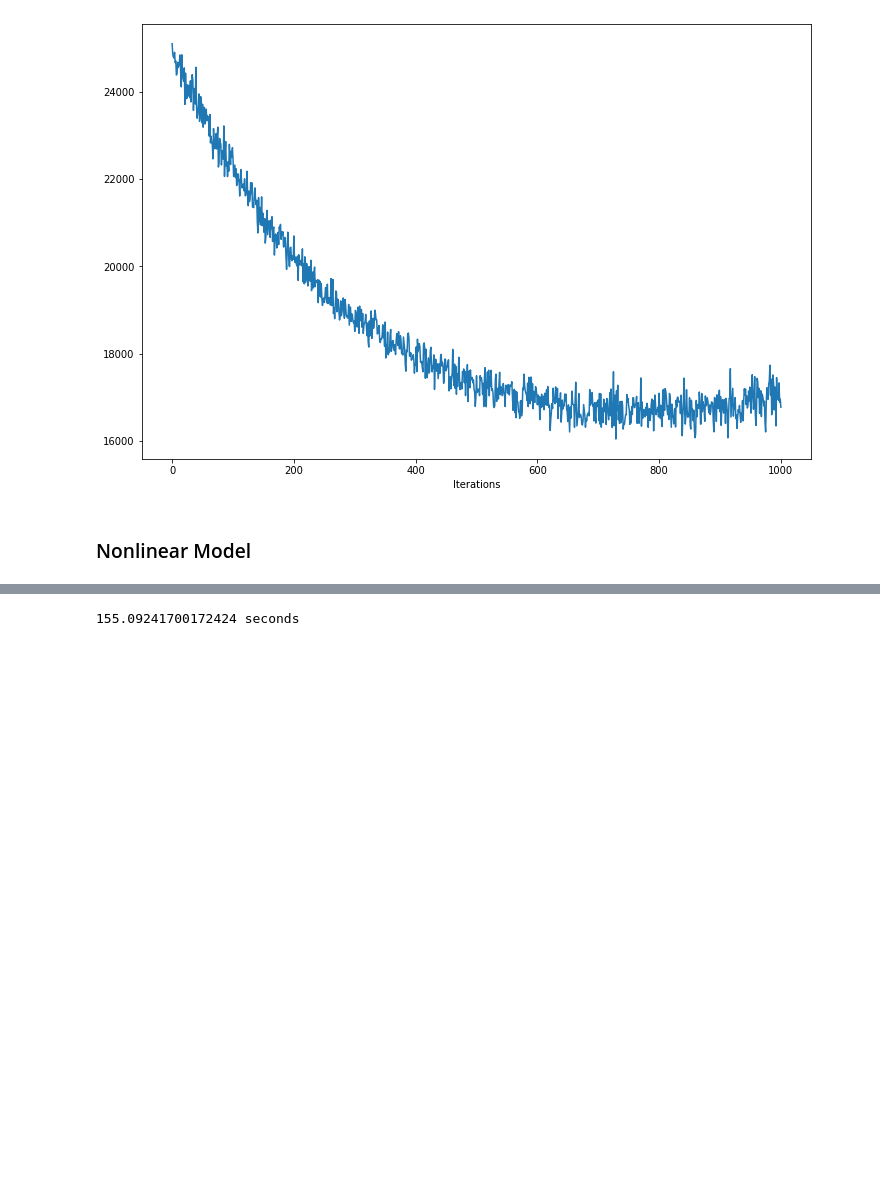
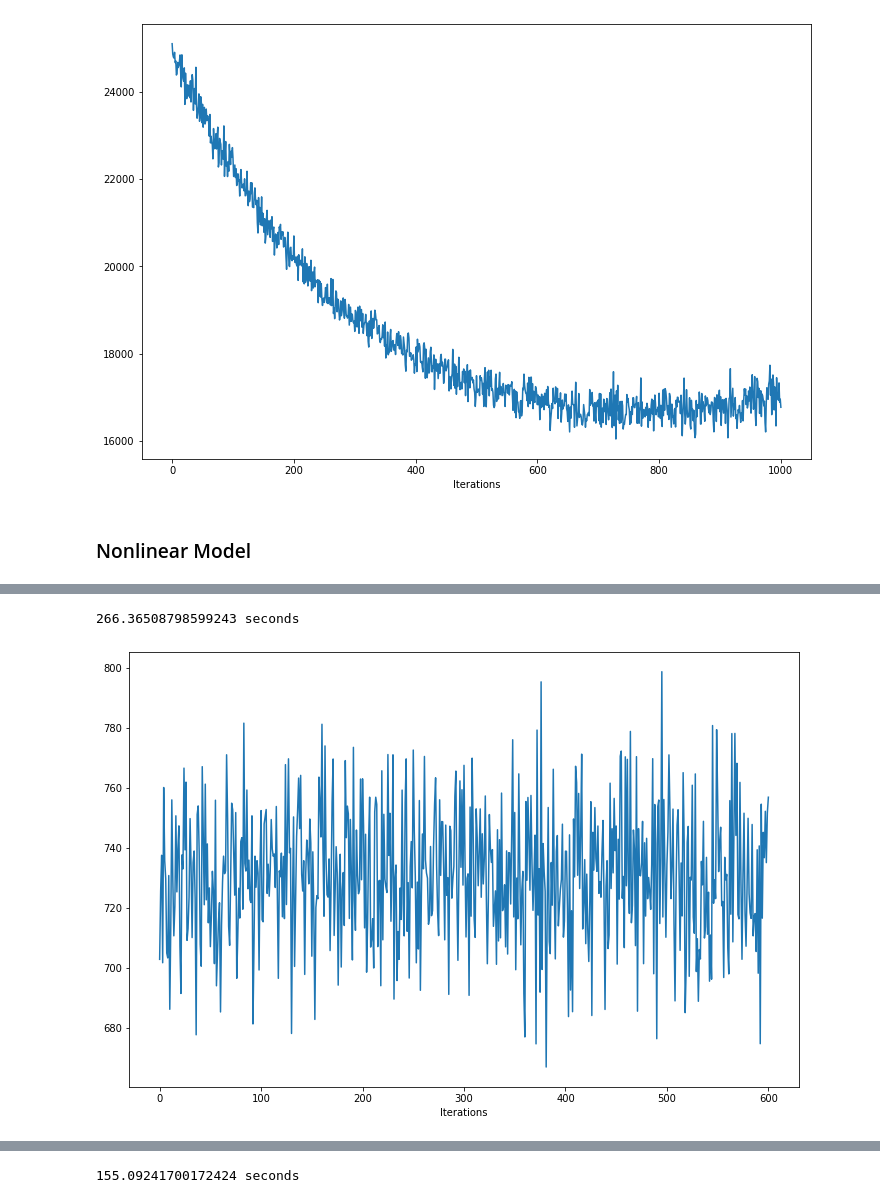
Before and after one commit to taylorhawks/globo-nonlinear-latent-factorization, a Jupyter notebook: Notebook.ipynb, the cells around one changed output, grey strips where cells are left out. Drawn from its saved outputs; the diff is of its cells as text; code cells hidden in the pictures; blank space fills up the shorter version.

Commit message:
working on nonlinear gradient descent

```diff
--- a/Notebook.ipynb
+++ b/Notebook.ipynb
@@ -380,12 +399,15 @@ class NonlinearModel(LinearModel):
             '''
             find new centroid based on cluster center from cluster_centroid
             '''
+
+
             weights = np.equal(
                 np.arange(k)[np.newaxis,:,np.newaxis],
                 closest[:,np.newaxis,:]
             )
 
             weights = np.repeat(weights[:,:,:,np.newaxis],points.shape[2],axis=3)
+
 
             points = np.repeat(points[:,np.newaxis],k,axis=1)
 
@@ -496,7 +518,7 @@ class NonlinearModel(LinearModel):
             self.user_data,
             self.n_users,
             size,
-            test_size,
+            size,
             embeddings_size=embeddings_size,
         )
 
@@ -571,0 +613,10 @@ ZeroDivisionError: Weights sum to zero, can't be normalized
+# %%
+nm.reset_errors()
+nm.initialize_user_vectors(8,250)
+start = time()
+nm.gradient_descent_nonlinear(
+    test=True,alpha=0.001, max_iterations=600, size=8, test_size=32, hinge_param = 1)
+print(time() - start, 'seconds')
+# %% [output]
+266.36508798599243 seconds
+[figure, added]
```
Also changed, not shown: parts of 18 cells of this notebook.
